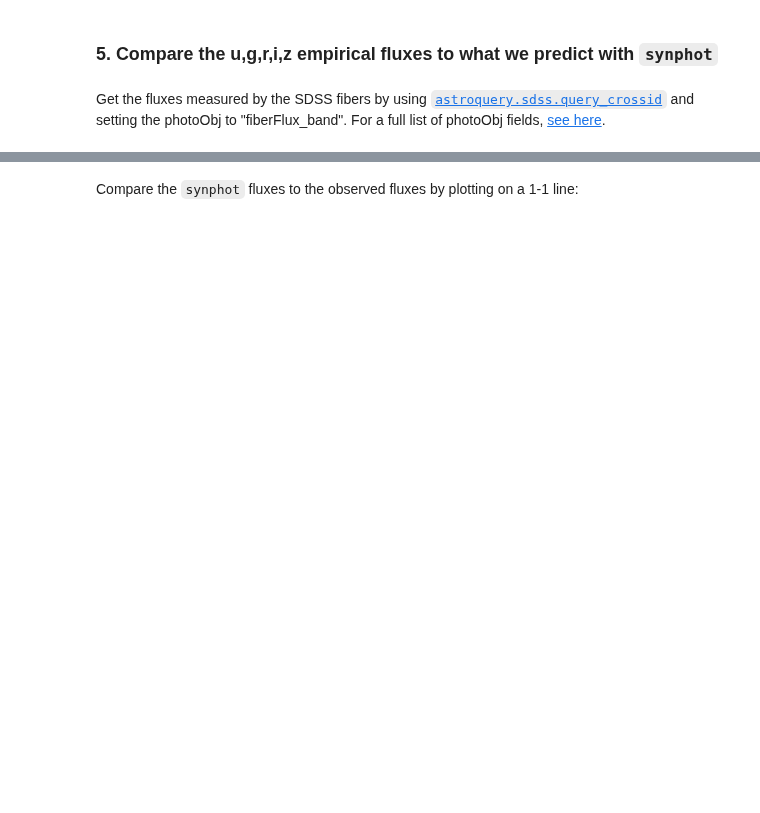
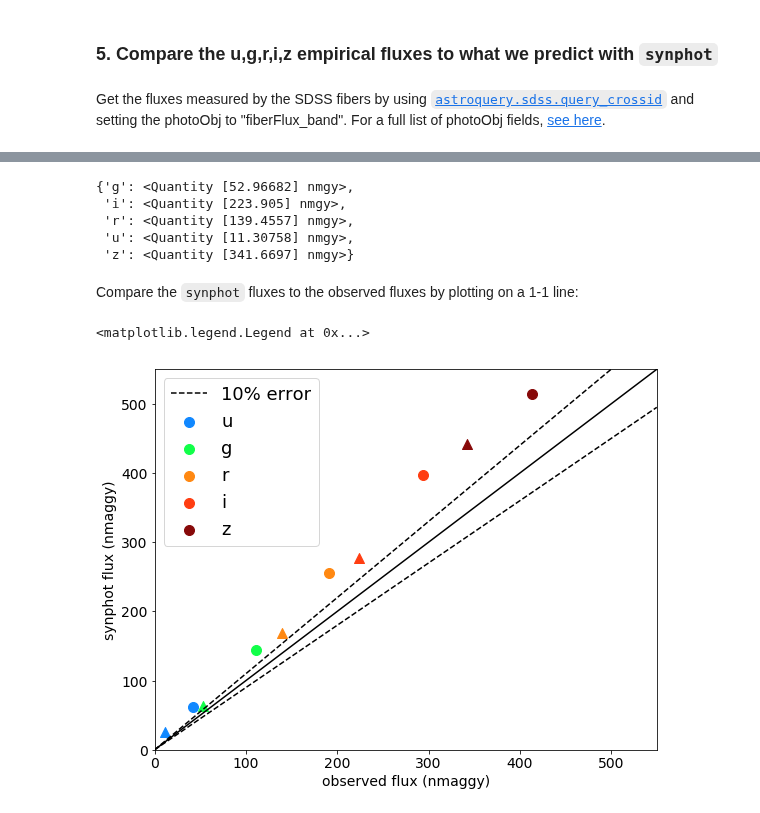
Before and after one commit to tcjansen/GSoC, a Jupyter notebook: empirical_photometry.ipynb, the cells around one changed output, grey strips where cells are left out. Saved outputs shown, nothing was run; the diff lists cells and outputs as text; code cells hidden in the pictures; blank space fills up the shorter version.

```diff
--- a/empirical_photometry.ipynb
+++ b/empirical_photometry.ipynb
@@ -122,0 +168,8 @@ for band in sdss_bands:
+# %%
+fluxes2 = {}
+for band in sdss_bands:
+    observation = Observation(spectrum2, bandpasses[band], force='extrap')
+    flux = observation.effstim('Jy')
+    # SDSS uses nanomaggies as a flux unit. For more info,
+    # see: http://www.sdss3.org/dr8/algorithms/magnitudes.php
+    fluxes2[band] = flux.to(u.nanomaggy, zero_point_star_equiv)
@@ -122,0 +178,3 @@ for band in sdss_bands:
+# %%
+for band in sdss_bands:
+    print(band + ' =', str(int(fluxes2[band].value)) + ' nmgy')
@@ -137,23 +207,45 @@ sdss_fluxes
+# %%
+flux_table2 = SDSS.query_crossid(coordinates = coords2, photoobj_fields=model_flux)
+sdss_fluxes2 = {}
+for band in sdss_bands:
+    # sdss fluxes are given in units of "nanomaggies"
+    sdss_fluxes2[band] = flux_table2['fiberFlux_' + band] * u.nanomaggy
+# %%
+sdss_fluxes2
+# %% [output]
+{'g': <Quantity [52.96682] nmgy>,
+ 'i': <Quantity [223.905] nmgy>,
+ 'r': <Quantity [139.4557] nmgy>,
+ 'u': <Quantity [11.30758] nmgy>,
+ 'z': <Quantity [341.6697] nmgy>}
 # %% [markdown]
 Compare the `synphot` fluxes to the observed fluxes by plotting on a 1-1 line:
 # %%
 plt.rcParams.update({'font.size': 14})
 fig = plt.figure(figsize=(9, 7))
 
+colors=['#1188FF', '#11FF49', '#FF8811', '#FF3D11', '#870909']
+i = 0
 for band in sdss_bands:
     plt.scatter(sdss_fluxes[band], fluxes[band],
-                s=100, label=band)
+                s=100, label=band, marker='o', color=colors[i])
+    plt.scatter(sdss_fluxes2[band], fluxes2[band],
+                s=100, marker='^', color=colors[i])
+    i += 1  # to change the color
 
 # one-to-one line
 fluxrange = np.linspace(0, 550, 10)
 plt.plot(fluxrange, fluxrange, color='black')
 plt.plot(fluxrange, fluxrange * 0.9, color='black', ls='--', label='10% error')
 plt.plot(fluxrange, fluxrange * 1.1, color='black', ls='--')
 
 plt.ylabel('synphot flux (nmaggy)', size='14')
 plt.xlabel('observed flux (nmaggy)', size='14')
 
 plt.xlim(0, 550)
 plt.ylim(0, 550)
 
 plt.legend(prop={'size': 18})
+# %% [output]
+<matplotlib.legend.Legend at 0x...>
+[figure, added]
```
Also changed, not shown: parts of 10 cells of this notebook.
